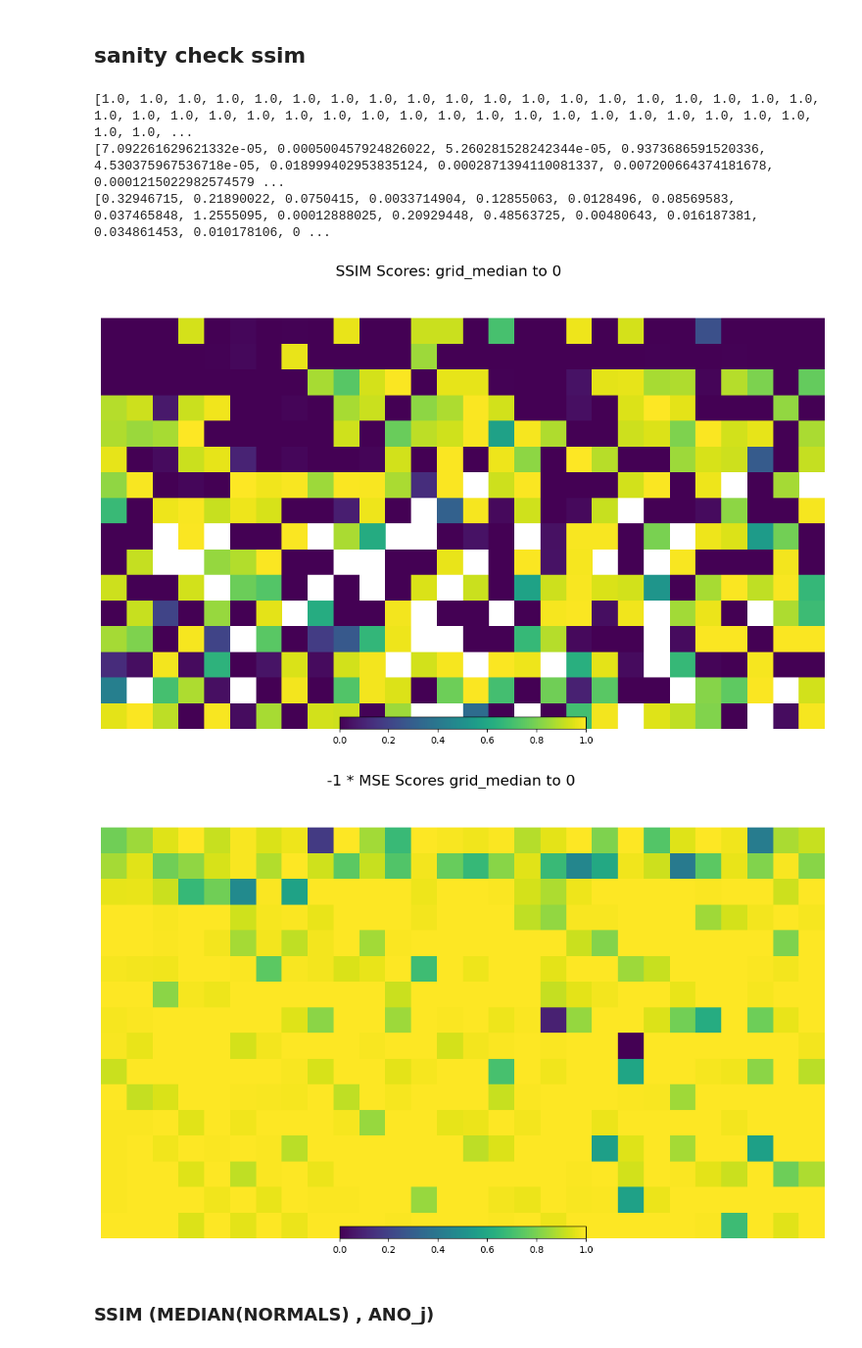
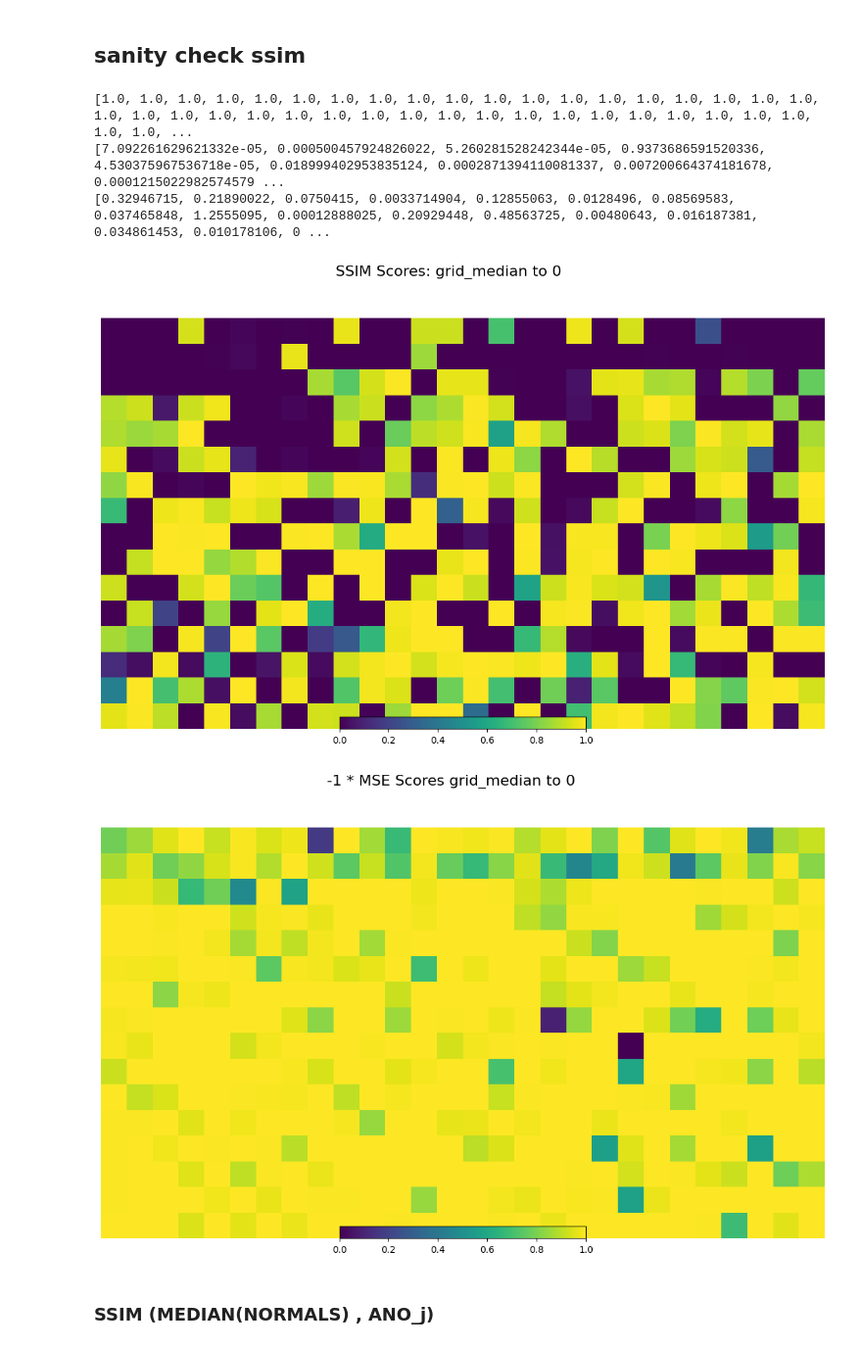
Before and after one commit to buehlpa/UTRAD, a Jupyter notebook: feature_extractor_maps_differneces.ipynb, the cells around one changed output. Shown at 98% size. Saved outputs shown, nothing was run; the diff lists cells and outputs as text; code cells hidden in the pictures.

```diff
--- a/feature_extractor_maps_differneces.ipynb
+++ b/feature_extractor_maps_differneces.ipynb
@@ -395,11 +472,17 @@ for i in range(mean_tensor.shape[0]):
         ssim_scores.append(ssim_index)
 print(ssim_scores)
 
+
+
 ssim_scores = []
 mse_scores = []
 
 for i in range(mean_tensor.shape[0]):
         ssim_index = ssim(check_tens[i], np.zeros_like(check_tens)[i], data_range=check_tens[i].max() - check_tens[i].min())
+
+        if np.isnan(ssim_index):
+            ssim_index = 1.
+
         ssim_scores.append(ssim_index)
         mse_index=np.mean((check_tens[i]-np.zeros_like(check_tens)[i])**2)
         mse_scores.append(mse_index)
@@ -431,34 +514,34 @@ for i in range(num_feature_maps):
 
 # Add a color bar
 cbar = fig.colorbar(cax, ax=axes, orientation='horizontal', fraction=0.03, pad=0.04)
 fig.suptitle(f'SSIM Scores: {category}_median to 0 ', fontsize=16)
 plt.subplots_adjust(wspace=0, hspace=0)
 plt.show()
 
 fig, axes = plt.subplots(nrows=16, ncols=28, figsize=(14, 8), gridspec_kw={'wspace': 0, 'hspace': 0})
 
 scaled_mse =(-1*np.array(mse_scores)).tolist()
 
 scaled_mse = (scaled_mse - np.min(scaled_mse)) / (np.max(scaled_mse) - np.min(scaled_mse))
 
 
 for i in range(num_feature_maps):
     row = i // 28
     col = i % 28
     ax = axes[row, col]
     cax = ax.imshow(np.full((64, 64), scaled_mse[i]), cmap='viridis', vmin=0, vmax=1)
     ax.axis('off')
 
 # Add a color bar
 cbar = fig.colorbar(cax, ax=axes, orientation='horizontal', fraction=0.03, pad=0.04)
 fig.suptitle(f'-1 * MSE Scores {category}_median to 0', fontsize=16)
 plt.subplots_adjust(wspace=0, hspace=0)
 plt.show()
 # %% [output]
 [1.0, 1.0, 1.0, 1.0, 1.0, 1.0, 1.0, 1.0, 1.0, 1.0, 1.0, 1.0, 1.0, 1.0, 1.0, 1.0, 1.0, 1.0, 1.0, 1.0, 1.0, 1.0, 1.0, 1.0, 1.0, 1.0, 1.0, 1.0, 1.0, 1.0, 1.0, 1.0, 1.0, 1.0, 1.0, 1.0, 1.0, 1.0, 1.0, 1.0, ...
 [7.092261629621332e-05, 0.000500457924826022, 5.260281528242344e-05, 0.9373686591520336, 4.530375967536718e-05, 0.018999402953835124, 0.0002871394110081337, 0.007200664374181678, 0.0001215022982574579 ...
 [0.32946715, 0.21890022, 0.0750415, 0.0033714904, 0.12855063, 0.0128496, 0.08569583, 0.037465848, 1.2555095, 0.00012888025, 0.20929448, 0.48563725, 0.00480643, 0.016187381, 0.034861453, 0.010178106, 0 ...
-[figure, old version]
+[figure, new version]
 [figure]
 # %% [markdown]
 ### SSIM (MEDIAN(NORMALS) , ANO_j)
```
Also changed, not shown: parts of 5 cells of this notebook, 3 other files.
